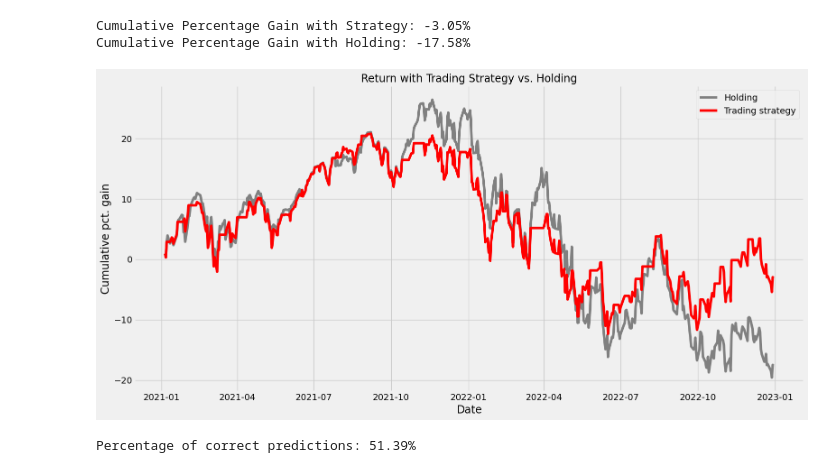
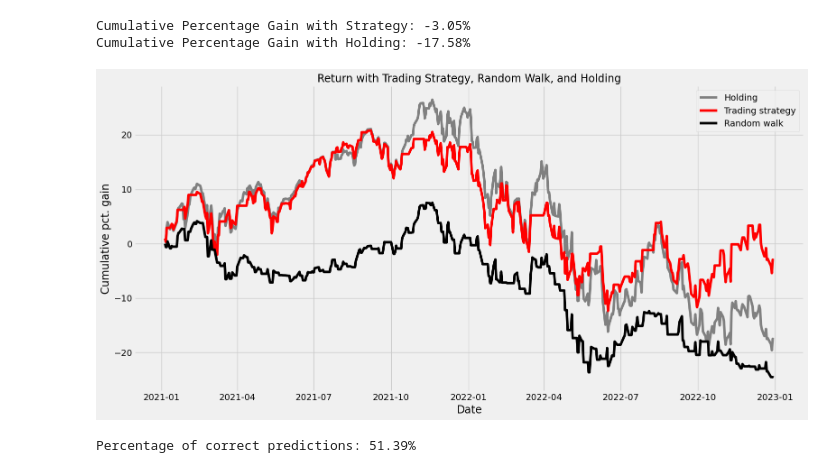
Before and after one commit to odamgaard/Seminar-Applied-Corporate-Finance, a Jupyter notebook: Project/Neural Network (DJI).ipynb, the cells around one changed output. Cells and saved outputs as stored; diff of their text form; code cells hidden in the pictures.

```diff
--- a/Project/Neural Network (DJI).ipynb
+++ b/Project/Neural Network (DJI).ipynb
@@ -357,7 +357,7 @@ valid['Strategy_Pct_Change_random'] = valid['Buy_Sell_random'].shift(1) * valid[
 valid['Cumulative_Strategy_Gain'] = (1 + valid['Strategy_Pct_Change'] / 100).cumprod() - 1
 
 # Calculate the cumulative percentage gain for the random walk
-valid['Cumulative_Random_Gain'] = (1 + valid['Strategy_Pct_Change'] / 100).cumprod() - 1
+valid['Cumulative_Random_Gain'] = (1 + valid['Strategy_Pct_Change_random'] / 100).cumprod() - 1
 
 # Calculate the cumulative percentage gain if holding the entire period
 valid['Cumulative_Hold_Gain'] = (1 + valid['Actual_Pct_Change'] / 100).cumprod() - 1
@@ -418,29 +402,32 @@ Cumulative Percentage Gain with Holding: -17.58%
 # %%
 # Create a figure and axis for the plot
 fig, ax = plt.subplots(figsize=(16, 8))
 
 # Plot the cumulative percentage gain for the actual stock price
 ax.plot(valid.index, valid['Cumulative_Hold_Gain'] * 100, label='Holding', color='grey')
 
 # Plot the cumulative percentage gain with predictions
 ax.plot(valid.index, valid['Cumulative_Strategy_Gain'] * 100, label='Trading strategy', color='red')
 
+# Plot the cumulative percentage gain with predictions
+ax.plot(valid.index, valid['Cumulative_Random_Gain'] * 100, label='Random walk', color='black')
+
 # Set labels and title
 ax.set_xlabel('Date', fontsize=17)
 ax.set_ylabel('Cumulative pct. gain', fontsize=17)
-ax.set_title('Return with Trading Strategy vs. Holding', fontsize=17)
+ax.set_title('Return with Trading Strategy, Random Walk, and Holding', fontsize=17)
 
 # Add a legend
 ax.legend()
 
 # Add a grid
 ax.grid(True)
 
 # Show the plot
 plt.tight_layout()
 plt.show()
 # %% [output]
-[figure, old version]
+[figure, new version]
 # %%
 # Save the valid DataFrame to a CSV file
 valid.to_csv('prediction_results_DJI.csv', index=False)
```
Also changed, not shown: parts of 2 cells of this notebook, 1 other file.
